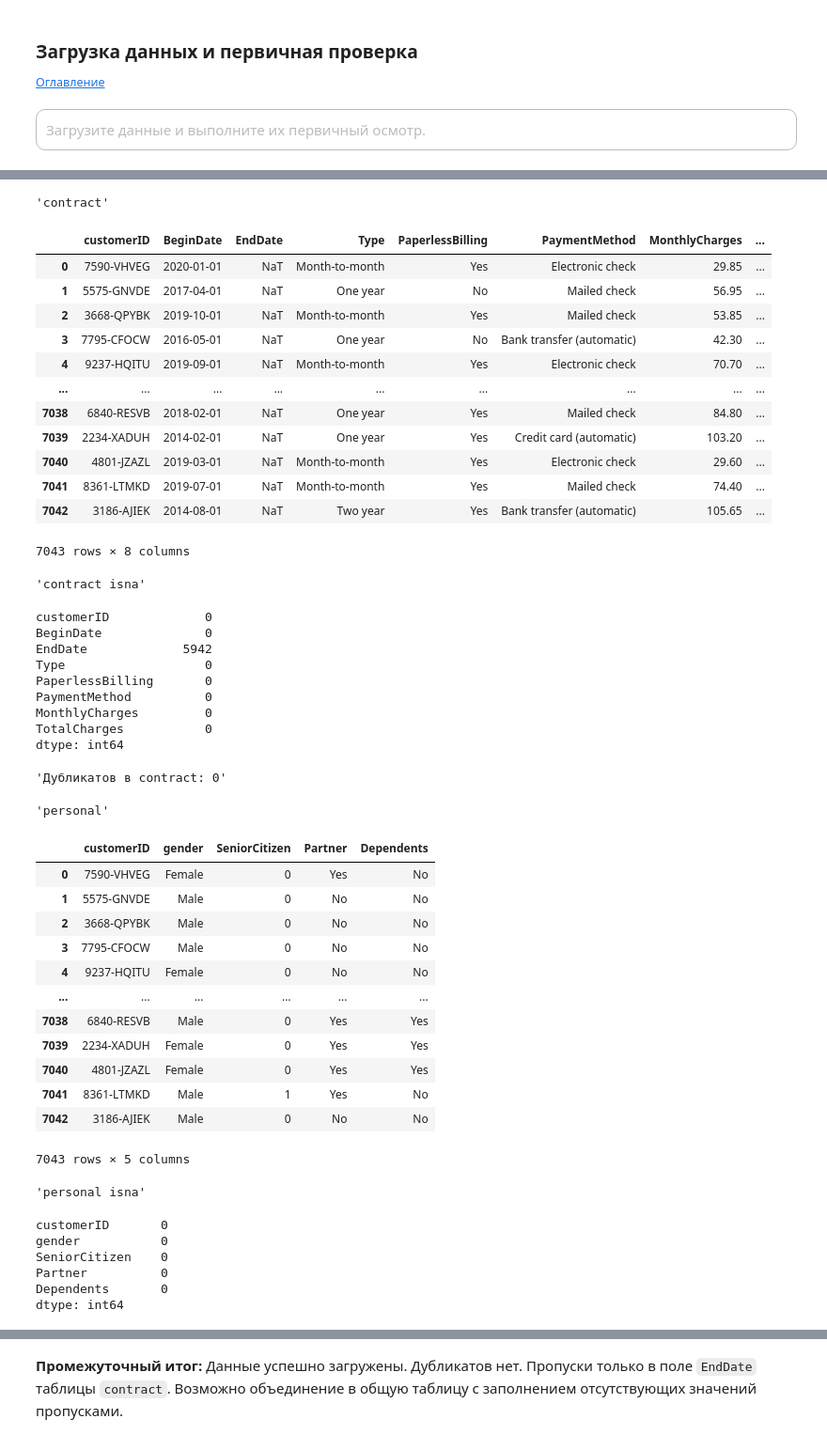
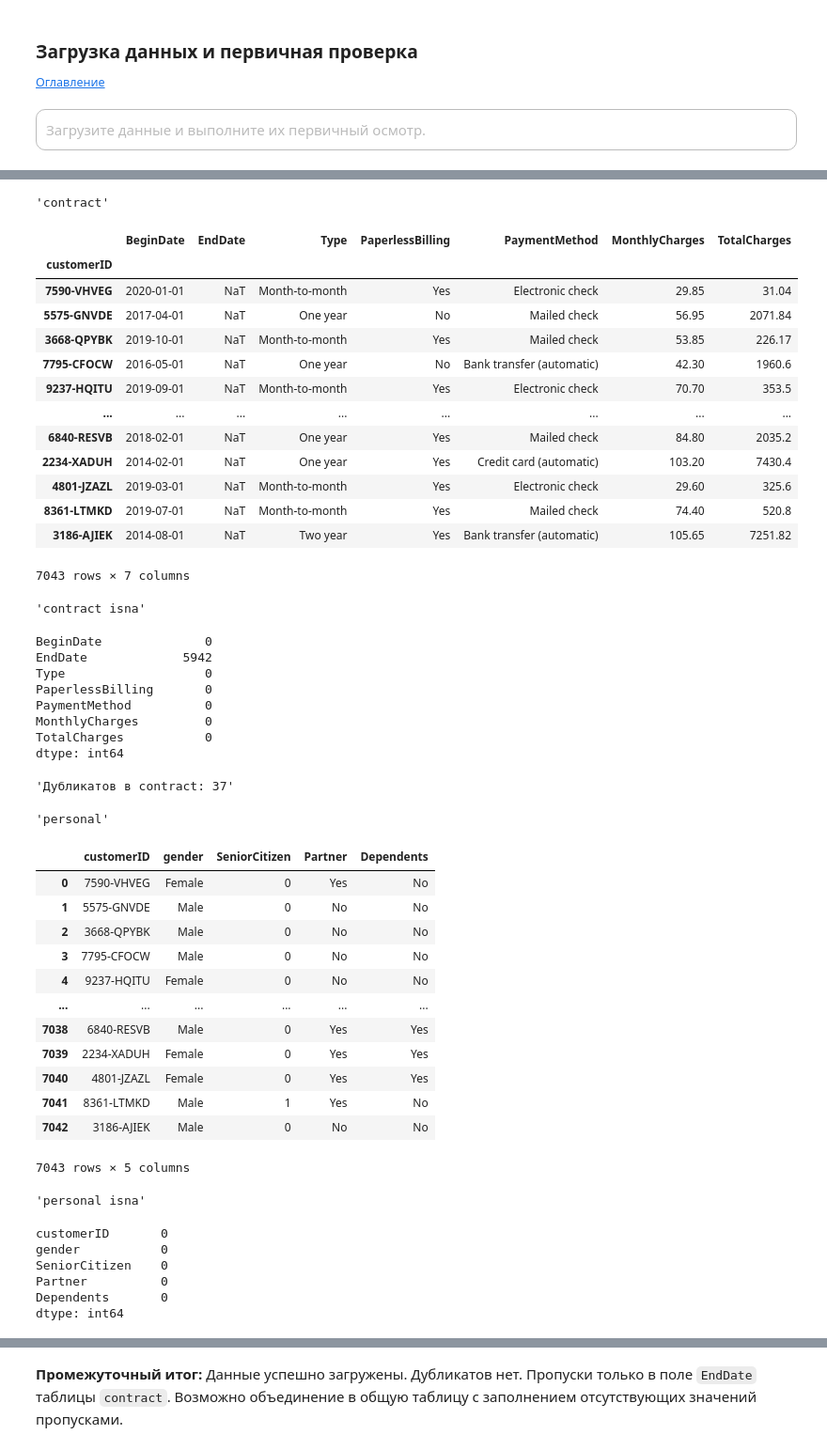
Before and after one commit to Alexander-Firsov/practicum.yandex.ru_data-scientist, a Jupyter notebook: 22-Финальный_проект-Прогнозирование_ухода_клиента_провайдера/5d3a8a1b-1355-4043-a028-61dfede63aca.ipynb, the cells around one changed output, grey strips where cells are left out. Shown at 94% size. Cells and saved outputs as stored; diff of their text form; code cells hidden in the pictures.

```diff
--- a/22-Финальный_проект-Прогнозирование_ухода_клиента_провайдера/5d3a8a1b-1355-4043-a028-61dfede63aca.ipynb
+++ b/22-Финальный_проект-Прогнозирование_ухода_клиента_провайдера/5d3a8a1b-1355-4043-a028-61dfede63aca.ipynb
@@ -256,6 +257,7 @@ pd.set_option('display.max_columns', None)
 Загрузите данные и выполните их первичный осмотр.
 </div>
 # %%
+tables = ['contract', 'personal', 'internet', 'phone']
 try:
     contract = pd.read_csv('/datasets/contract_new.csv',
         parse_dates=['BeginDate'])#, 'EndDate']) # В исходном датасете присутствуют заглушки
@@ -271,7 +274,7 @@ print(f"Пропусков в столбце EndDate после замены: {c
 Пропусков в столбце EndDate: 0
 Пропусков в столбце EndDate после замены: 5942
 # %%
-for i in ['personal', 'internet', 'phone']:
+for i in tables[1:]:
     try:
         globals()[i] = pd.read_csv('/datasets/' + i + '_new.csv')
     except:
@@ -280,26 +287,26 @@ for i in ['personal', 'internet', 'phone']:
 # %%
-for i in ['contract', 'personal', 'internet', 'phone']:
+for i in tables:
     _ = globals()[i]  # выбираем датасет
     display(i, _)  # беглый просмотр датасета
     display(i+' isna', _.isna().sum())  # смотрим количество пропусков в датасете
     display(f"Дубликатов в {i}: {_.duplicated().sum()}")  # Проверяем датасет на дубликаты
 # %% [output]
 'contract'
-|  | customerID | BeginDate | EndDate | Type | PaperlessBilling | PaymentMethod | MonthlyCharges | ... |
-| 0 | 7590-VHVEG | 2020-01-01 | NaT | Month-to-month | Yes | Electronic check | 29.85 | ... |
-| 1 | 5575-GNVDE | 2017-04-01 | NaT | One year | No | Mailed check | 56.95 | ... |
-| 2 | 3668-QPYBK | 2019-10-01 | NaT | Month-to-month | Yes | Mailed check | 53.85 | ... |
-| 3 | 7795-CFOCW | 2016-05-01 | NaT | One year | No | Bank transfer (automatic) | 42.30 | ... |
-| 4 | 9237-HQITU | 2019-09-01 | NaT | Month-to-month | Yes | Electronic check | 70.70 | ... |
-| ... | ... | ... | ... | ... | ... | ... | ... | ... |
-| 7038 | 6840-RESVB | 2018-02-01 | NaT | One year | Yes | Mailed check | 84.80 | ... |
-| 7039 | 2234-XADUH | 2014-02-01 | NaT | One year | Yes | Credit card (automatic) | 103.20 | ... |
-| 7040 | 4801-JZAZL | 2019-03-01 | NaT | Month-to-month | Yes | Electronic check | 29.60 | ... |
-| 7041 | 8361-LTMKD | 2019-07-01 | NaT | Month-to-month | Yes | Mailed check | 74.40 | ... |
-| 7042 | 3186-AJIEK | 2014-08-01 | NaT | Two year | Yes | Bank transfer (automatic) | 105.65 | ... |
+|  | BeginDate | EndDate | Type | PaperlessBilling | PaymentMethod | MonthlyCharges | TotalCharges |
+| customerID |  |  |  |  |  |  |  |
+| 7590-VHVEG | 2020-01-01 | NaT | Month-to-month | Yes | Electronic check | 29.85 | 31.04 |
+| 5575-GNVDE | 2017-04-01 | NaT | One year | No | Mailed check | 56.95 | 2071.84 |
+| 3668-QPYBK | 2019-10-01 | NaT | Month-to-month | Yes | Mailed check | 53.85 | 226.17 |
+| 7795-CFOCW | 2016-05-01 | NaT | One year | No | Bank transfer (automatic) | 42.30 | 1960.6 |
+| 9237-HQITU | 2019-09-01 | NaT | Month-to-month | Yes | Electronic check | 70.70 | 353.5 |
+| ... | ... | ... | ... | ... | ... | ... | ... |
+| 6840-RESVB | 2018-02-01 | NaT | One year | Yes | Mailed check | 84.80 | 2035.2 |
+| 2234-XADUH | 2014-02-01 | NaT | One year | Yes | Credit card (automatic) | 103.20 | 7430.4 |
+| 4801-JZAZL | 2019-03-01 | NaT | Month-to-month | Yes | Electronic check | 29.60 | 325.6 |
+| 8361-LTMKD | 2019-07-01 | NaT | Month-to-month | Yes | Mailed check | 74.40 | 520.8 |
+| 3186-AJIEK | 2014-08-01 | NaT | Two year | Yes | Bank transfer (automatic) | 105.65 | 7251.82 |
-7043 rows × 8 columns
+7043 rows × 7 columns
 'contract isna'
-customerID             0
 BeginDate              0
 EndDate             5942
 Type                   0
@@ -308,7 +315,7 @@ PaymentMethod          0
 MonthlyCharges         0
 TotalCharges           0
 dtype: int64
-'Дубликатов в contract: 0'
+'Дубликатов в contract: 37'
 'personal'
 |  | customerID | gender | SeniorCitizen | Partner | Dependents |
 | 0 | 7590-VHVEG | Female | 0 | Yes | No |
```
Also changed, not shown: parts of 23 cells of this notebook.
